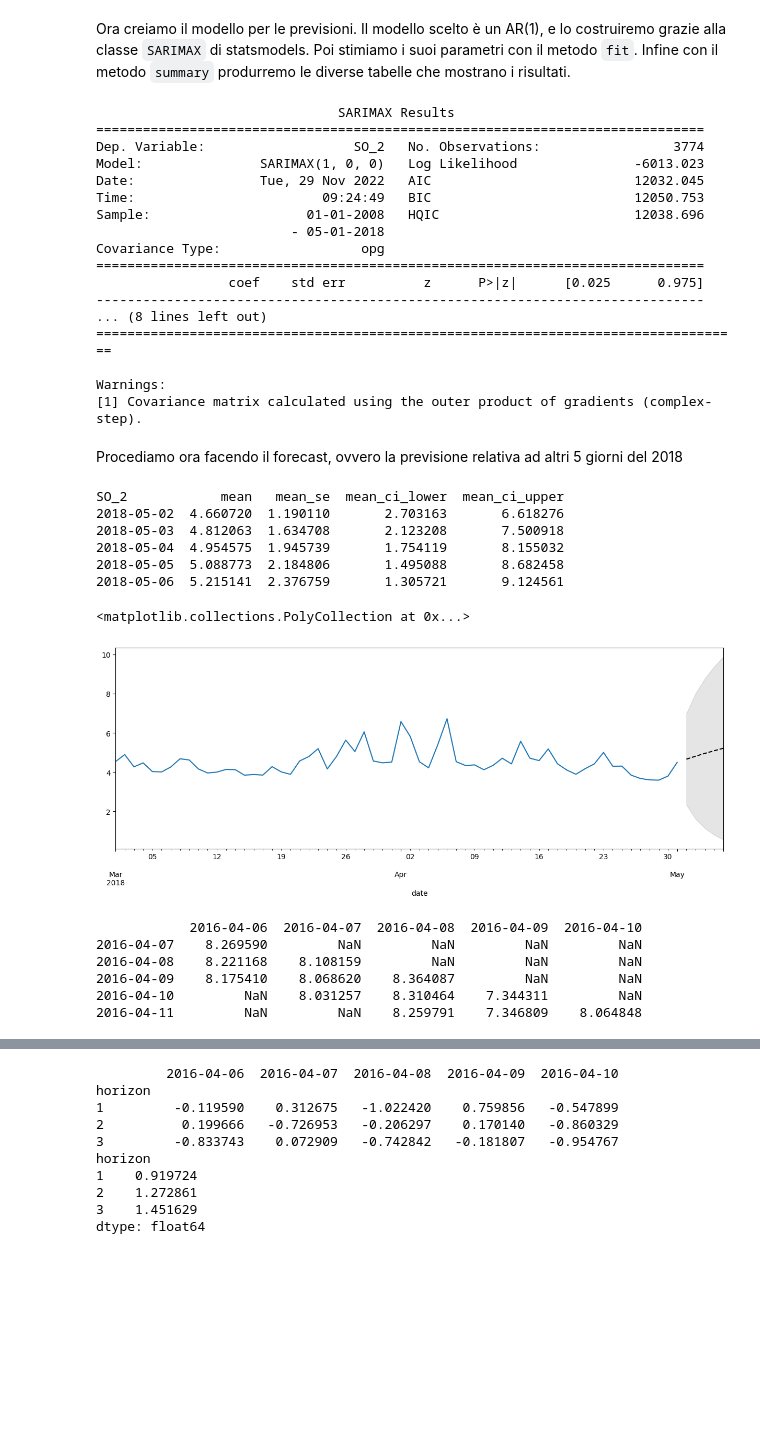
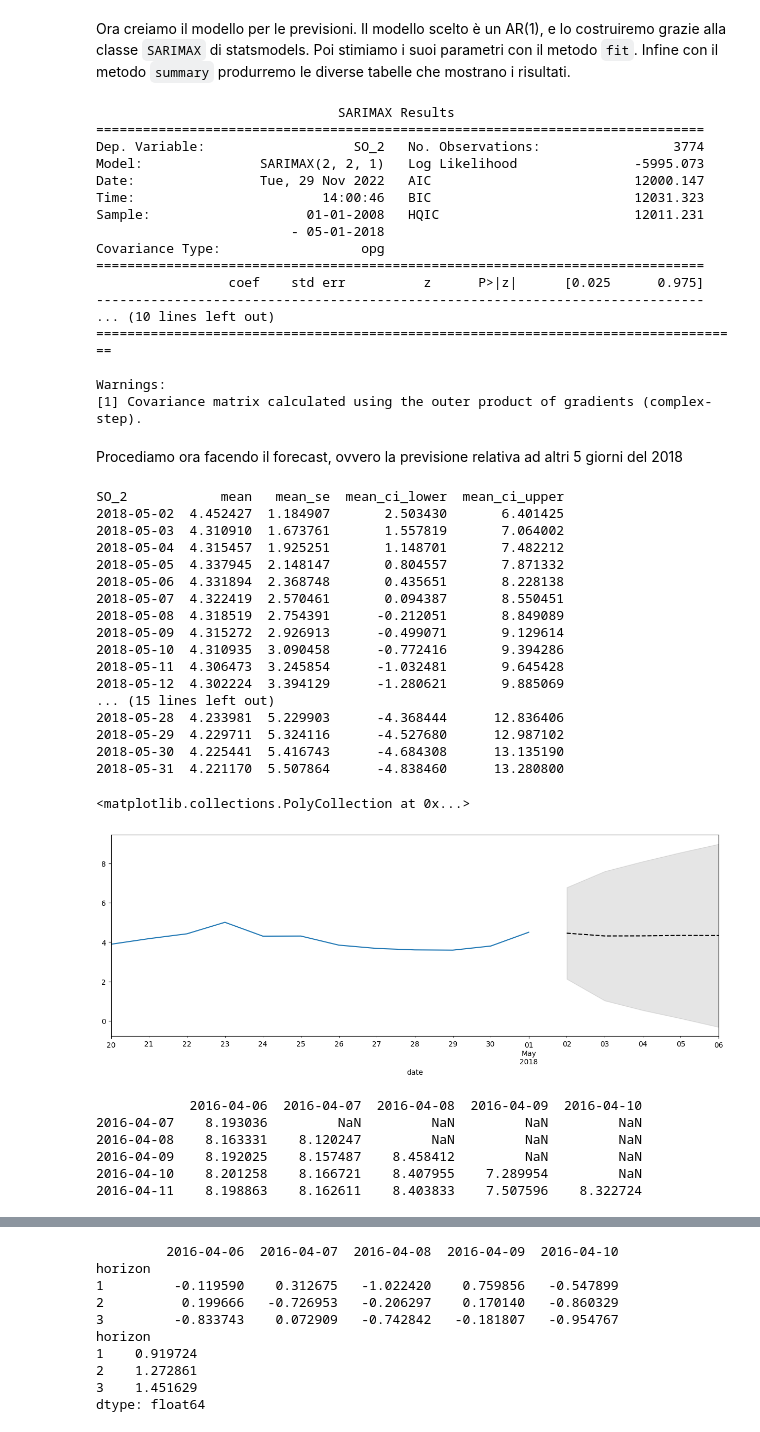
Before and after one commit to ChiaraAmalia/DataScience2Project, a Jupyter notebook: forecasting.ipynb, the cells around one changed output, grey strips where cells are left out. Drawn from its saved outputs; the diff is of its cells as text; code cells hidden in the pictures; blank space fills up the shorter version.

Commit message:
forecasting ARIMA

```diff
--- a/forecasting.ipynb
+++ b/forecasting.ipynb
@@ -348,7 +365,7 @@ Poi stimiamo i suoi parametri con il metodo `fit`.
 Infine con il metodo `summary` produrremo le diverse tabelle che mostrano i risultati.
 # %%
 # Costruiamo il modello AR(1)
-mod2 = sm.tsa.SARIMAX(forSo, order=(1, 0, 0), trend='c')
+mod2 = sm.tsa.SARIMAX(forSo, order=(2, 2, 1), trend='c')
 # Stimiamo i parametri del modello
 res2 = mod2.fit()
 # Stampiamo i risultati
@@ -357,16 +374,16 @@ print(res2.summary())
                                SARIMAX Results
 ==============================================================================
 Dep. Variable:                   SO_2   No. Observations:                 3774
-Model:               SARIMAX(1, 0, 0)   Log Likelihood               -6013.023
-Date:                Tue, 29 Nov 2022   AIC                          12032.045
-Time:                        09:24:49   BIC                          12050.753
-Sample:                    01-01-2008   HQIC                         12038.696
+Model:               SARIMAX(2, 2, 1)   Log Likelihood               -5995.073
+Date:                Tue, 29 Nov 2022   AIC                          12000.147
+Time:                        14:00:46   BIC                          12031.323
+Sample:                    01-01-2008   HQIC                         12011.231
                          - 05-01-2018
 Covariance Type:                  opg
 ==============================================================================
                  coef    std err          z      P>|z|      [0.025      0.975]
 ------------------------------------------------------------------------------
-... (8 lines left out)
+... (10 lines left out)
 ===================================================================================
 
 Warnings:
@@ -374,30 +391,41 @@ Warnings:
 # %% [markdown]
 Procediamo ora facendo il forecast, ovvero la previsione relativa ad altri 5 giorni del 2018
 # %%
-fcast_res12 = res2.get_forecast(steps=5)
+fcast_res12 = res2.get_forecast(steps=30)
 #stampiamo il forecast specificando per esso un intervallo di confidenza del 90%
 print(fcast_res12.summary_frame(alpha=0.10))
 
 fig2, ax2 = plt.subplots(figsize=(15, 5))
 
 # Mettiamo nel grafico i dati, prendendone un sotto insieme che va dal 2018-03-01 per rendere il tutto più visibile
-forSo.loc['2018-03-01':].plot(ax=ax2)
+forSo.loc['2018-04-20':].plot(ax=ax2)
 
 # Costruiamo il forecast
 fcast2 = res2.get_forecast(steps=5).summary_frame()
 fcast2['mean'].plot(ax=ax2, style='k--')
 ax2.fill_between(fcast2.index, fcast2['mean_ci_lower'], fcast2['mean_ci_upper'], color='k', alpha=0.1)
 # %% [output]
 SO_2            mean   mean_se  mean_ci_lower  mean_ci_upper
-2018-05-02  4.660720  1.190110       2.703163       6.618276
-2018-05-03  4.812063  1.634708       2.123208       7.500918
-2018-05-04  4.954575  1.945739       1.754119       8.155032
-2018-05-05  5.088773  2.184806       1.495088       8.682458
-2018-05-06  5.215141  2.376759       1.305721       9.124561
+2018-05-02  4.452427  1.184907       2.503430       6.401425
+2018-05-03  4.310910  1.673761       1.557819       7.064002
+2018-05-04  4.315457  1.925251       1.148701       7.482212
+2018-05-05  4.337945  2.148147       0.804557       7.871332
+2018-05-06  4.331894  2.368748       0.435651       8.228138
+2018-05-07  4.322419  2.570461       0.094387       8.550451
+2018-05-08  4.318519  2.754391      -0.212051       8.849089
+2018-05-09  4.315272  2.926913      -0.499071       9.129614
+2018-05-10  4.310935  3.090458      -0.772416       9.394286
+2018-05-11  4.306473  3.245854      -1.032481       9.645428
+2018-05-12  4.302224  3.394129      -1.280621       9.885069
+... (15 lines left out)
+2018-05-28  4.233981  5.229903      -4.368444      12.836406
+2018-05-29  4.229711  5.324116      -4.527680      12.987102
+2018-05-30  4.225441  5.416743      -4.684308      13.135190
+2018-05-31  4.221170  5.507864      -4.838460      13.280800
 <matplotlib.collections.PolyCollection at 0x...>
-[figure, old version]
+[figure, new version]
 # %%
-nforecasts2 = 3
+nforecasts2 = 30
 forecasts2 = {}
 
 # Settiamo il numero di elementi del training set considerando di prendere l'80% dei dati a disposizione
@@ -406,7 +434,7 @@ n_init_training2 = int(nobs2 * 0.8)
 
 # Creiamo il modello per il training
 init_training_forSo = forSo.iloc[:n_init_training2]
-mod2 = sm.tsa.SARIMAX(init_training_forSo, order=(1, 0, 0), trend='c')
+mod2 = sm.tsa.SARIMAX(init_training_forSo, order=(2, 2, 1), trend='c')
 res2 = mod2.fit()
 
 # Salviamo il forecast iniziale
@@ -426,8 +454,8 @@ forecasts2 = pd.concat(forecasts2, axis=1)
 print(forecasts2.iloc[:5, :5])
 # %% [output]
             2016-04-06  2016-04-07  2016-04-08  2016-04-09  2016-04-10
-2016-04-07    8.269590         NaN         NaN         NaN         NaN
-2016-04-08    8.221168    8.108159         NaN         NaN         NaN
-2016-04-09    8.175410    8.068620    8.364087         NaN         NaN
-2016-04-10         NaN    8.031257    8.310464    7.344311         NaN
-2016-04-11         NaN         NaN    8.259791    7.346809    8.064848
+2016-04-07    8.193036         NaN         NaN         NaN         NaN
+2016-04-08    8.163331    8.120247         NaN         NaN         NaN
+2016-04-09    8.192025    8.157487    8.458412         NaN         NaN
+2016-04-10    8.201258    8.166721    8.407955    7.289954         NaN
+2016-04-11    8.198863    8.162611    8.403833    7.507596    8.322724
```
Also changed, not shown: parts of 4 cells of this notebook, 1 other file.
